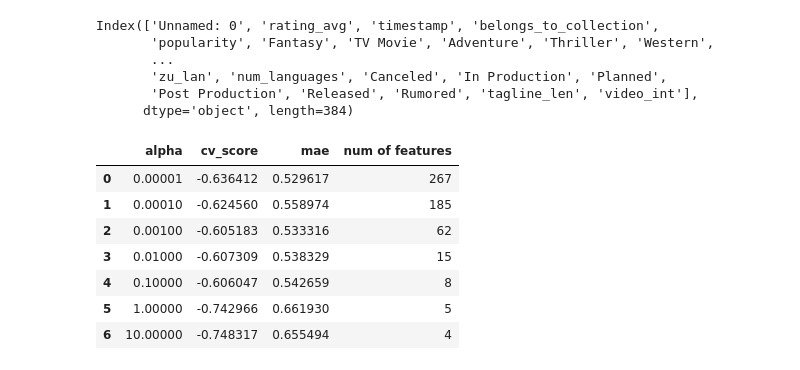
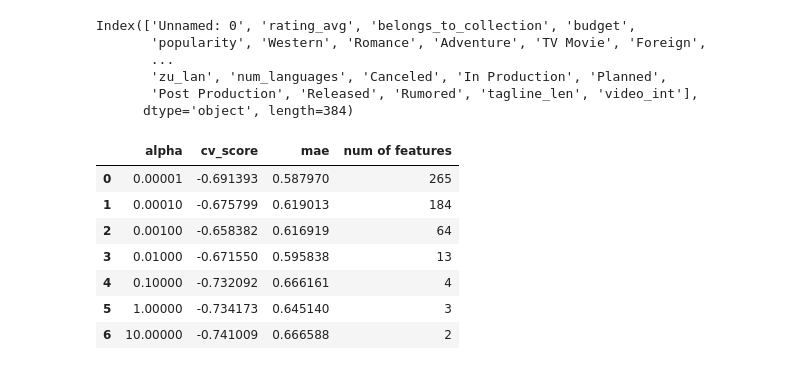
Before and after one commit to zhg061/Movie-Rating-Prediction, a Jupyter notebook: feature selection.ipynb, the cells around one changed output. Saved outputs shown, nothing was run; the diff lists cells and outputs as text; code cells hidden in the pictures.

```diff
--- a/feature selection.ipynb
+++ b/feature selection.ipynb
@@ -9,9 +40,9 @@ from sklearn.model_selection import cross_val_score
 # %%
-df = pd.read_csv("data/movies_ratings.csv")
+df = pd.read_csv("data/movies_ratings.txt")
 df.columns
 # %% [output]
-Index(['Unnamed: 0', 'rating_avg', 'timestamp', 'belongs_to_collection',
-       'popularity', 'Fantasy', 'TV Movie', 'Adventure', 'Thriller', 'Western',
+Index(['Unnamed: 0', 'rating_avg', 'belongs_to_collection', 'budget',
+       'popularity', 'Western', 'Romance', 'Adventure', 'TV Movie', 'Foreign',
        ...
        'zu_lan', 'num_languages', 'Canceled', 'In Production', 'Planned',
        'Post Production', 'Released', 'Rumored', 'tagline_len', 'video_int'],
@@ -27,44 +58,44 @@ num = []
 for alpha in alphas:
     # lasso feature selection
     clf = linear_model.Lasso(alpha=alpha)
-    X = df.drop(columns=['rating_avg', 'Unnamed: 0'])
+    X = df.drop(columns=['rating_avg', 'Unnamed: 0', 'revenue', 'vote_count', 'vote_average', 'Released', 'popularity'])
     y = df.rating_avg
     mdl = clf.fit(X, y)
     coef = clf.coef_
     features = X.columns[coef!=0]
     X = X[features]
     num.append(len(features))
 
     # linear regression
     X_train, X_test, y_train, y_test = train_test_split(X, y, test_size=0.2)
     linreg = LinearRegression()
     linreg.fit(X_train, y_train)
     y_hat_test = linreg.predict(X_test)
 
     # mean absolute error
     test_mse = mean_squared_error(y_test, y_hat_test)
     test_rmse = np.sqrt(test_mse)
     test_mae = mean_absolute_error(y_test, y_hat_test)
     mae.append(test_mae)
 
     # cross validation scores
     cv_5_results = cross_val_score(linreg,
                                    X,
                                    y,
                                    cv=5,
                                    scoring="neg_mean_squared_error")
     cv_score.append(np.mean(cv_5_results))
 
 res['cv_score'] = cv_score
 res['mae'] = mae
 res['num of features'] = num
 res
 # %% [output]
 |  | alpha | cv_score | mae | num of features |
-| 0 | 0.00001 | -0.636412 | 0.529617 | 267 |
-| 1 | 0.00010 | -0.624560 | 0.558974 | 185 |
-| 2 | 0.00100 | -0.605183 | 0.533316 | 62 |
-| 3 | 0.01000 | -0.607309 | 0.538329 | 15 |
-| 4 | 0.10000 | -0.606047 | 0.542659 | 8 |
-| 5 | 1.00000 | -0.742966 | 0.661930 | 5 |
-| 6 | 10.00000 | -0.748317 | 0.655494 | 4 |
+| 0 | 0.00001 | -0.691393 | 0.587970 | 265 |
+| 1 | 0.00010 | -0.675799 | 0.619013 | 184 |
+| 2 | 0.00100 | -0.658382 | 0.616919 | 64 |
+| 3 | 0.01000 | -0.671550 | 0.595838 | 13 |
+| 4 | 0.10000 | -0.732092 | 0.666161 | 4 |
+| 5 | 1.00000 | -0.734173 | 0.645140 | 3 |
+| 6 | 10.00000 | -0.741009 | 0.666588 | 2 |
```
Also changed, not shown: parts of 5 cells of this notebook, 2 other files.
